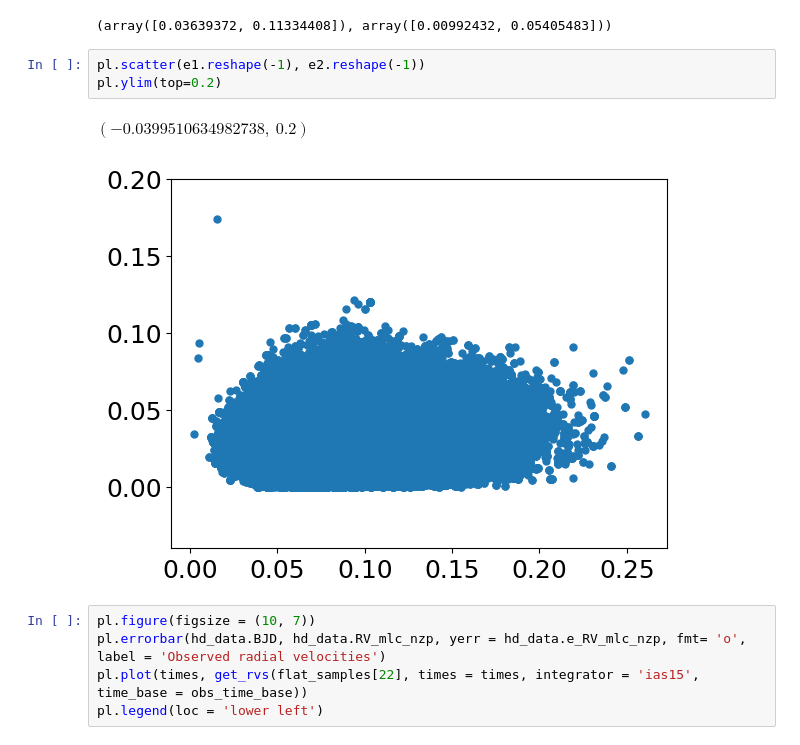
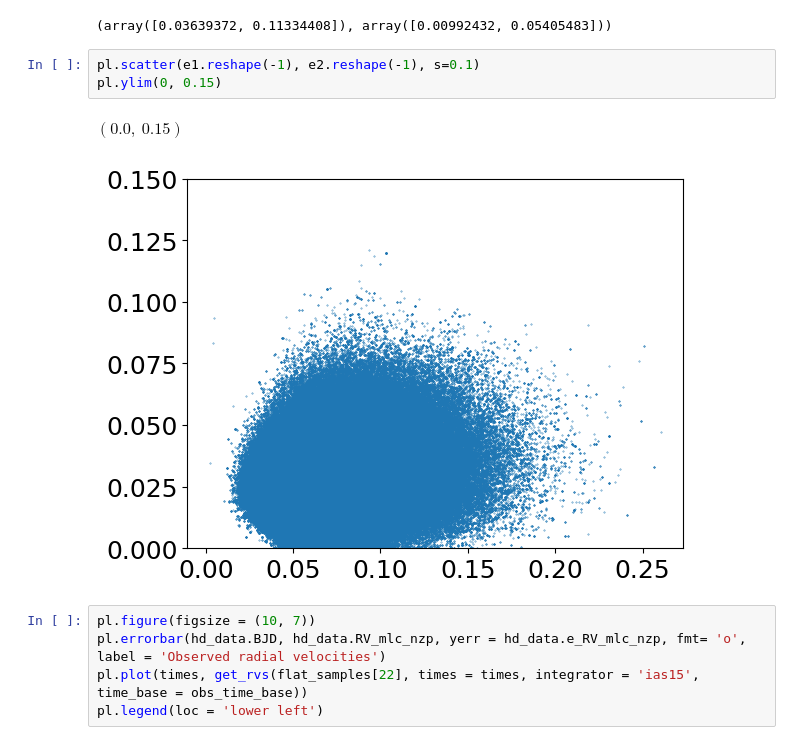
Before and after one commit to ia-chow/SURF2022, a Jupyter notebook: SURF/2021_fall-2022_winter/radvel_hd45364-sin_i_jitter_january_2024.ipynb, the cells around one changed output. Cells and saved outputs as stored; diff of their text form.

```diff
--- a/SURF/2021_fall-2022_winter/radvel_hd45364-sin_i_jitter_january_2024.ipynb
+++ b/SURF/2021_fall-2022_winter/radvel_hd45364-sin_i_jitter_january_2024.ipynb
@@ -890,11 +890,11 @@ corner.quantile(e1.reshape(-1), [0.05, 0.95]), corner.quantile(e2.reshape(-1), [
 # %% [output]
 (array([0.03639372, 0.11334408]), array([0.00992432, 0.05405483]))
 # %%
-pl.scatter(e1.reshape(-1), e2.reshape(-1))
-pl.ylim(top=0.2)
+pl.scatter(e1.reshape(-1), e2.reshape(-1), s=0.1)
+pl.ylim(0, 0.15)
 # %% [output]
-$\displaystyle \left( -0.0399510634982738, \  0.2\right)$
+$\displaystyle \left( 0.0, \  0.15\right)$
-[figure, old version]
+[figure, new version]
 # %%
 pl.figure(figsize = (10, 7))
 pl.errorbar(hd_data.BJD, hd_data.RV_mlc_nzp, yerr = hd_data.e_RV_mlc_nzp, fmt= 'o', label = 'Observed radial velocities')
```
Also changed, not shown: parts of 4 cells of this notebook, 1 other file.
